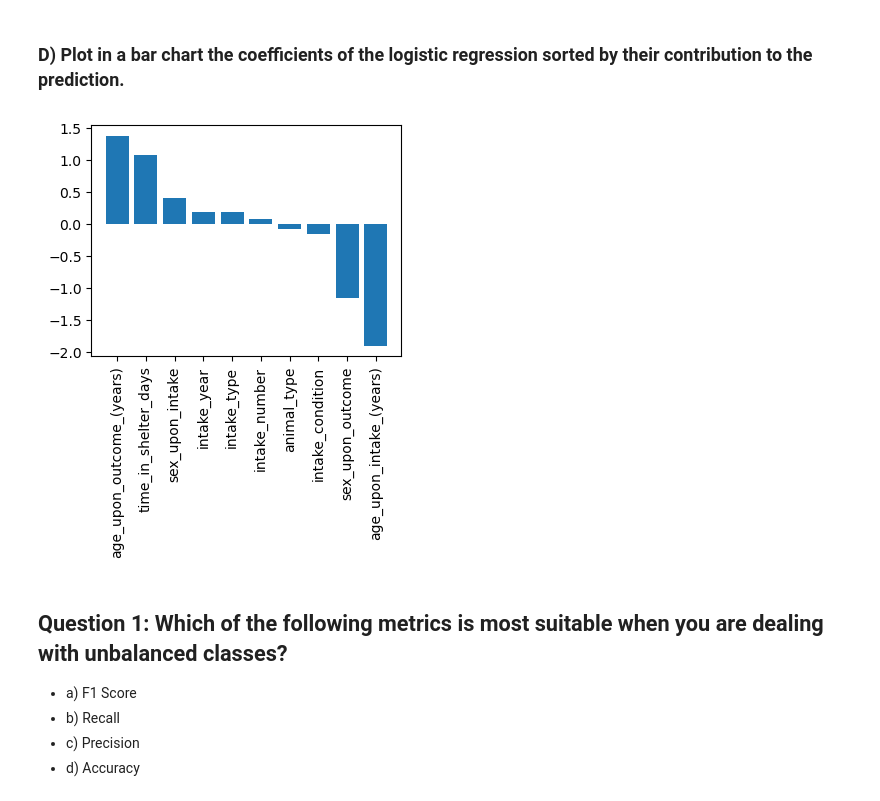
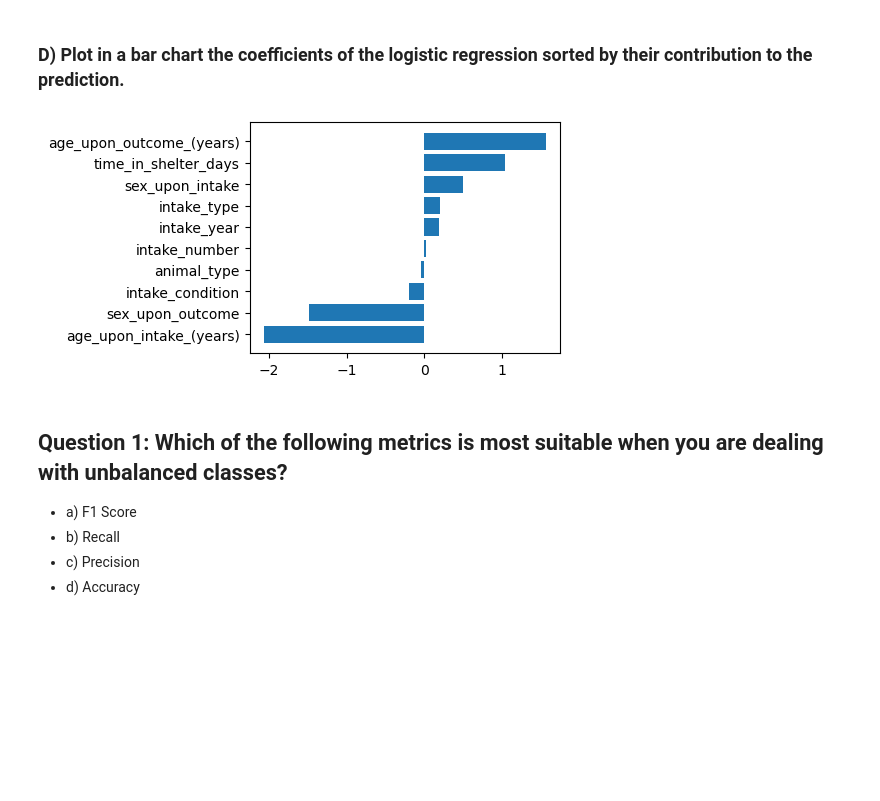
Before and after one commit to Zhang-XC/ADA2023, a Jupyter notebook: Exercises/07 - Learning from data - Applied machine learning/AppliedML.ipynb, the cells around one changed output. Cells and saved outputs as stored; diff of their text form; code cells hidden in the pictures; blank space fills up the shorter version.

Commit message:
Correct EX07

```diff
--- a/Exercises/07 - Learning from data - Applied machine learning/AppliedML.ipynb
+++ b/Exercises/07 - Learning from data - Applied machine learning/AppliedML.ipynb
@@ -71,6 +71,9 @@ def encode(df, columns):
 
 columns_encode = ['animal_type', 'intake_condition', 'intake_type', 'sex_upon_intake', 'sex_upon_outcome']
 data, mapping = encode(data, columns_encode)
+'''
+Alternatively, convert categorical columns into dummies using pd.get_dummies()
+'''
 
 def standardize(df, columns):
     df_std = df.copy()
@@ -79,6 +82,10 @@ def standardize(df, columns):
     return df_std
 
 columns_std = ['intake_year', 'age_upon_intake_(years)', 'time_in_shelter_days', 'age_upon_outcome_(years)']
+'''
+Correction: standardize all feature columns
+'''
+columns_std = list(set(columns) - set(["outcome_type"]))
 data = standardize(data, columns_std)
 data.head()
 # %% [output]
@@ -184,15 +191,14 @@ plt.show()
 ### D) Plot in a bar chart the coefficients of the logistic regression sorted by their contribution to the prediction.
 # %%
 coeff = {k:v for k, v in zip(X, model.coef_[0])}
-coeff = sorted(coeff.items(), key=lambda x: -x[1])
+coeff = sorted(coeff.items(), key=lambda x: x[1])
 coeff = {k:v for k, v in coeff}
 
 plt.figure(figsize=(4, 3))
-plt.bar(coeff.keys(), coeff.values())
-plt.xticks(rotation=90)
+plt.barh(list(coeff.keys()), coeff.values())
 plt.show()
 # %% [output]
-[figure, old version]
+[figure, new version]
 # %% [markdown]
 
 ## Question 1: Which of the following metrics is most suitable when you are dealing with unbalanced classes?
```
Also changed, not shown: parts of 3 cells of this notebook.
